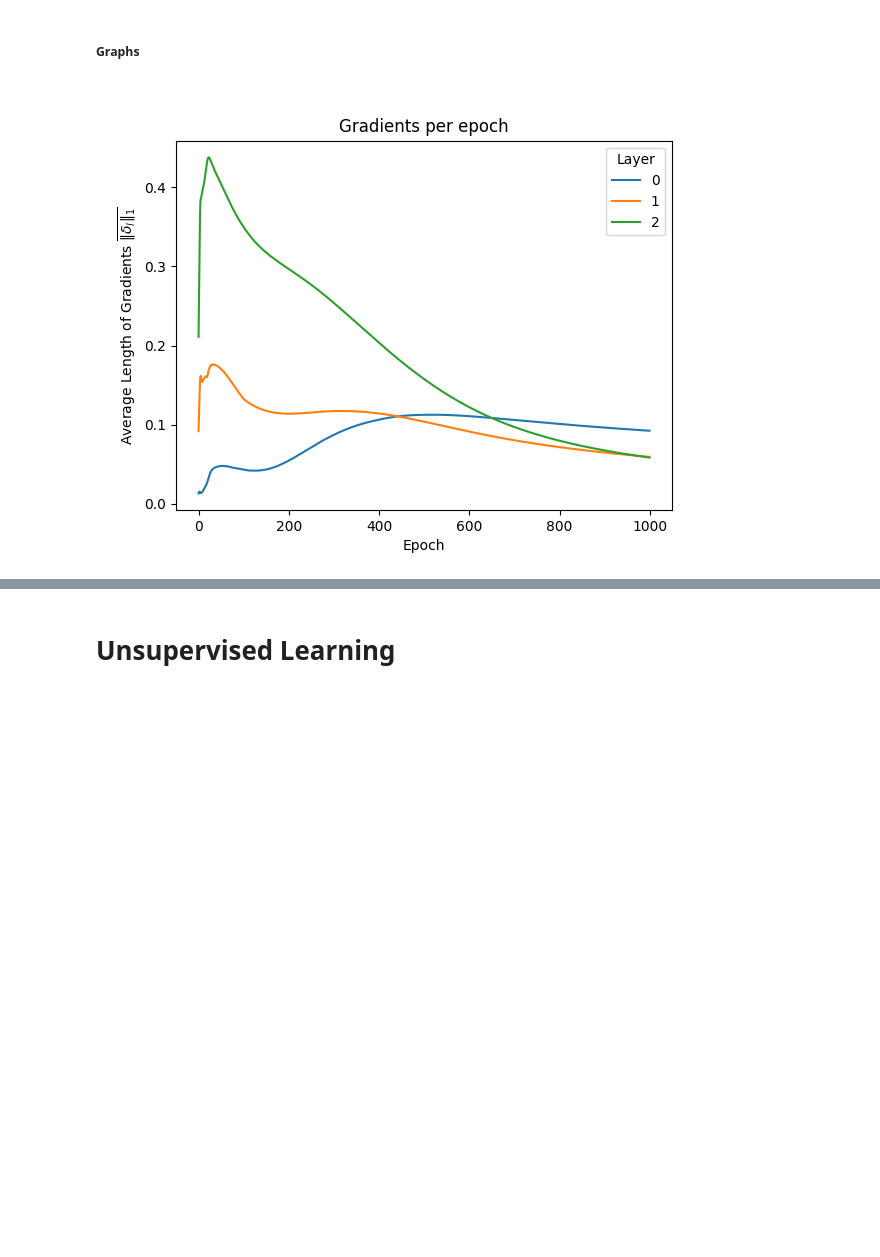
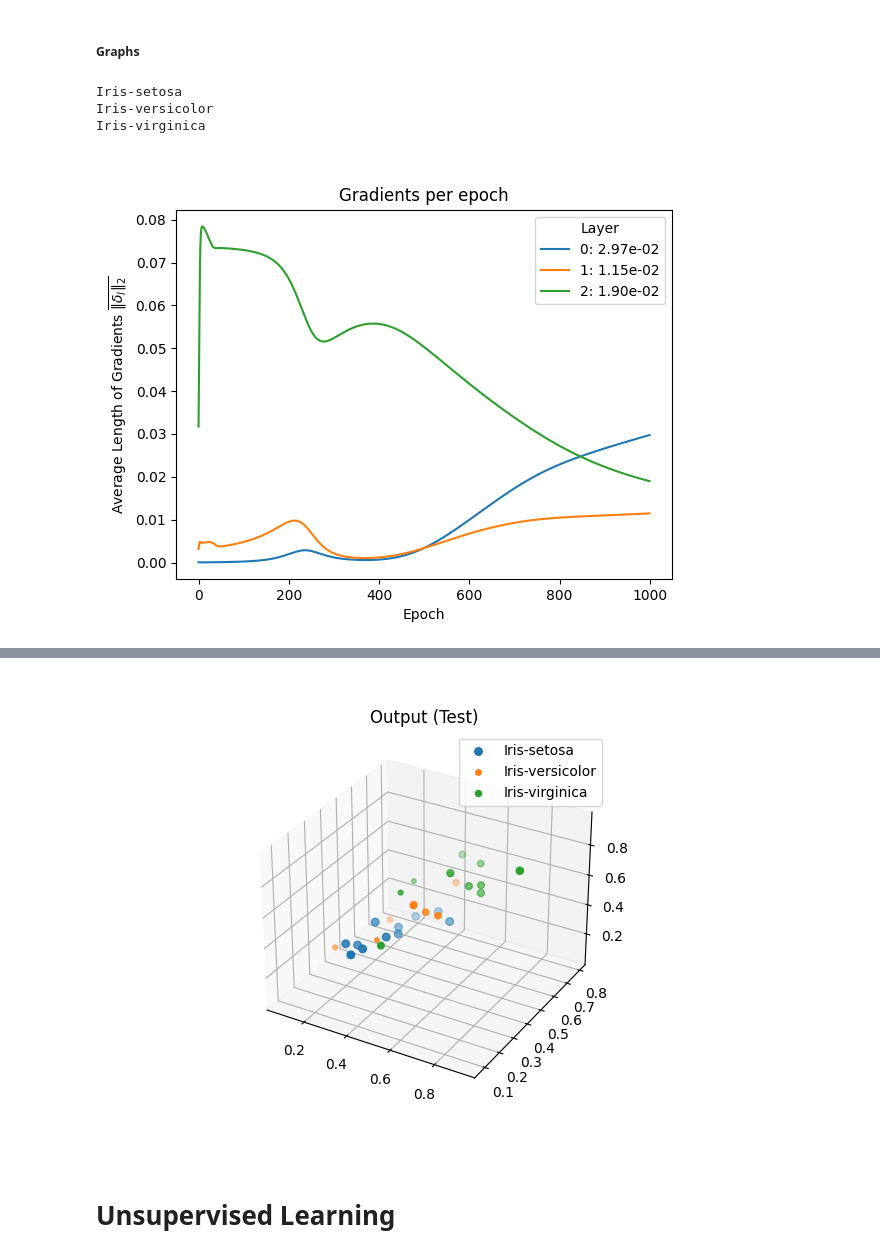
Before and after one commit to aortega0703/AI-pipeline, a Jupyter notebook: pipeline.ipynb, the cells around one changed output, grey strips where cells are left out. Cells and saved outputs as stored; diff of their text form; code cells hidden in the pictures; blank space fills up the shorter version.

Commit message:
Add classification graph

```diff
--- a/pipeline.ipynb
+++ b/pipeline.ipynb
@@ -36,11 +36,11 @@ norm_names = [
 ]
 
 norm = dict(zip(norm_names, [
-    lambda x: np.sum(x**2, axis=0,),
-    lambda x: np.sum(np.abs(x), axis=0),
-    lambda x: np.max(np.abs(x), axis=0),
-    lambda S: lambda x: np.squeeze(np.concatenate(
-        [c[None, :] @ inv(S) @ c[:, None] for c in x.T]))
+    lambda x: np.sum(x**2, axis=0, keepdims=True),
+    lambda x: np.sum(np.abs(x), axis=0, keepdims=True),
+    lambda x: np.max(np.abs(x), axis=0, keepdims=True),
+    lambda S: lambda x: np.concatenate(
+        [c[None, :] @ inv(S) @ c[:, None] for c in x.T])
 ]))
 
 def dist_matrix(X, Y, norm=norm["Euclidean2"]):
@@ -190,6 +190,9 @@ for name in pdf_names:
 # %%
 def softmax(x): return np.exp(x) / np.sum(np.exp(x), axis=0)
 def dsoftmax(x): return softmax(x) * (np.eye(x.shape[0]) - softmax(x).T)
+def sigmoid(x): return expit(x)
+def dsigmoid(x): return sigmoid(x) * (1 - sigmoid(x))
+
 
 def feedforward(X, phi, dphi, W, B=None, classify=False, Yd = None, full=False):
     k = len(W) - 1
@@ -212,7 +215,7 @@ def feedforward(X, phi, dphi, W, B=None, classify=False, Yd = None, full=False):
         return Y[k], E
 
 
-def update(X, Yd, phi, dphi, W, B=None, classify=False):
+def update(X, Yd, phi, dphi, W, B=None, classify=False, eta=1):
     p = X.shape[1]
     k = len(W) - 1
 
@@ -233,9 +236,9 @@ def update(X, Yd, phi, dphi, W, B=None, classify=False):
     # update
 
     for l in range(1, k+1):
-        W[l] -= (delta[l] @ Y[l-1].T) / p
+        W[l] -= eta * (delta[l] @ Y[l-1].T) / p
         if B != None:
-            B[l] -= (delta[l] @ np.ones((p, 1))) / p
+            B[l] -= eta * (delta[l] @ np.ones((p, 1))) / p
     return delta, E, W, B
 # %% [markdown]
 ##### Run
@@ -277,37 +276,57 @@ deltas = np.array(deltas).T
 # %%
 plt.figure()
 ax = plt.axes(title=f"Gradients per epoch")
-ax.plot(range(epochs), deltas.T, label=range(deltas.shape[0]))
+gradients = [f"{l}: {d:.2e}" for l, d in enumerate(delta[-1])]
+ax.plot(range(epochs), delta, label=gradients)
 ax.legend(title="Layer")
 set_axis_labels(ax, "Epoch",
-    "Average Length of Gradients $\\overline{\\Vert\\delta_l\\Vert_1}$")
+    "Average Length of Gradients $\\overline{\\Vert\\delta_l\\Vert_2}$")
 
 plt.figure()
 ax = plt.axes(title=f"Error per epoch")
-ax.plot(range(epochs), errors["Train"], label="Train")
-ax.plot(range(epochs), errors["Test"], label="Test")
+ax.plot(range(epochs), E["Train"], label=f"Train: {E['Train'][-1]:.2e}")
+ax.plot(range(epochs), E["Test"], label=f"Test: {E['Test'][-1]:.2e}")
 plt.legend(title="Set")
 set_axis_labels(ax, "Epoch",
     "Average Error $\\frac{\\overline{\\Vert Y_d - Y_k\\Vert_2}}{2}$")
 
+cmap = plt.get_cmap("inferno_r")
+if classify:
+    alpha_test = np.max(Y_test[-1], axis=0)
+    color_test = np.argmax(Y_test[-1], axis=0)
+    cnorm = mpl.colors.Normalize(
+        vmin=np.min(alpha_test), vmax=np.max(alpha_test))
+    alpha_test = cnorm(alpha_test)*20+10
+    plt.figure()
+    ax = plt.axes(projection="3d", title=f"Output (Test)")
+    for c in range(Y_test[-1].shape[0]):
+        print(labels[c])
+        points = np.where(color_test == c)[0]
+        lel = ax.scatter(X_test[0, points], X_test[1, points], X_test[2, points],
+                         s=alpha_test[points], label=labels[c])
+    plt.legend()
 if not classify:
+    plot_N = 11
+    ticks = np.linspace(0, len(Y_test)-1, plot_N, dtype=int)
+    cnorm = mpl.colors.Normalize(vmin=np.min(ticks), vmax=np.max(ticks))
     plt.figure()
-    plot_N = 11
-    cmap = plt.get_cmap("inferno_r", plot_N)
-    ticks = np.linspace(0, len(ys)-1, plot_N, dtype=int)
-    ax = plt.axes(projection="3d", title=f"Output comparison")
-    ax.scatter(X_test[0, :], X_test[1, :], Y_test, label="Reference", color = 'darkred')
-    for c, k in enumerate(ticks):
-        ax.scatter(X_test[0, :], X_test[1, :], ys[k][0], color = cmap(c))
+    ax = plt.axes(projection="3d", title=f"Output (Test)")
+    ax.scatter(X_test[0, :], X_test[1, :], Yd_test,
+               label="Reference", color='darkgreen')
+    for c in ticks:
+        ax.scatter(X_test[0, :], X_test[1, :], Y_test[c][0], color = cmap(cnorm(c)))
+
+    sm = plt.cm.ScalarMappable(cmap=cmap, norm=cnorm)
+    sm.set_array([])
+
+    cbar = plt.colorbar(sm, ticks=ticks+1, ax=ax, location="bottom")
+    cbar.ax.set_xticklabels(ticks+1)
+    cbar.set_label("Epoch")
+    set_axis_labels(ax, "$X_0$", "$X_1$", "$Y_0$")
 
     plt.legend()
-    norm = mpl.colors.Normalize(vmin=0, vmax=len(ys))
-    sm = plt.cm.ScalarMappable(cmap=cmap, norm=norm)
-    sm.set_array([])
-
-    cbar = plt.colorbar(sm, ticks=ticks+1, ax=ax)
-    cbar.ax.set_yticklabels(ticks+1)
-    cbar.set_label("Epoch")
-    set_axis_labels(ax, "$X_0$", "$X_1$", "$Y_0$")
 # %% [output]
+Iris-setosa
+Iris-versicolor
+Iris-virginica
-[figure, old version]
+[figure, new version]
@@ -315,2 +334,3 @@ if not classify:
+[figure, added]
 # %% [markdown]
 # Unsupervised Learning
```
Also changed, not shown: parts of 6 cells of this notebook.
